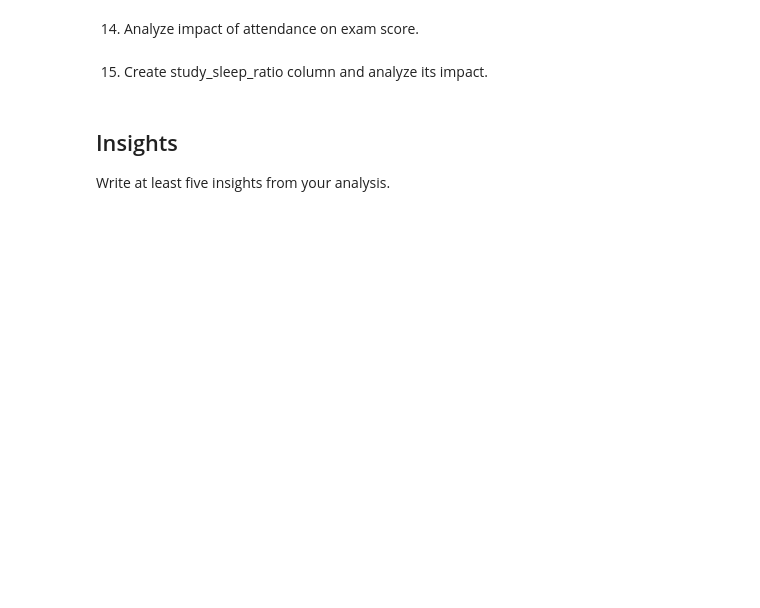
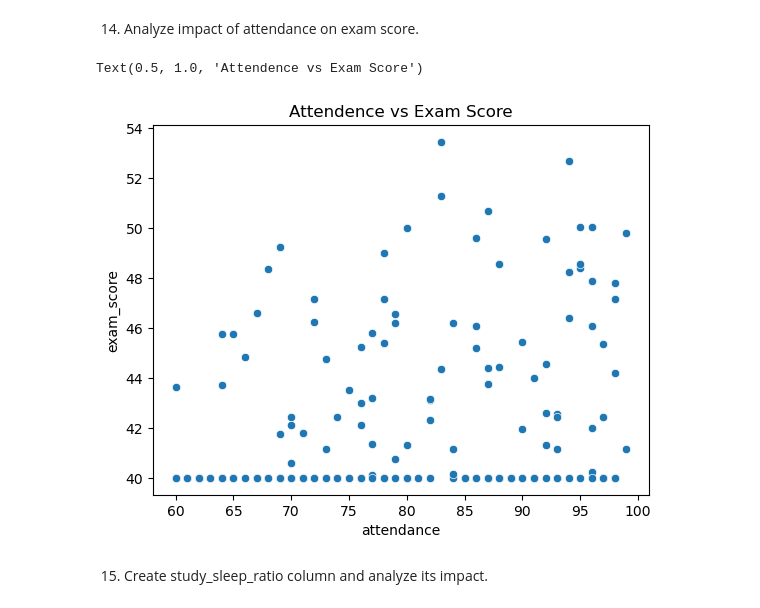
Before and after one commit to banerjee003/Data-Science-Projects, a Jupyter notebook: Student-Performance-Analysis/Student_Performance.ipynb, the cells around one changed output. Saved outputs shown, nothing was run; the diff lists cells and outputs as text; code cells hidden in the pictures; blank space fills up the shorter version.

```diff
--- a/Student-Performance-Analysis/Student_Performance.ipynb
+++ b/Student-Performance-Analysis/Student_Performance.ipynb
@@ -185,2 +187,10 @@ sns.boxplot(data=df, x='exam_score', y='gender')
+# %%
+# code here
+sns.scatterplot(data=df,x='attendance',y='exam_score')
+plt.title('Attendence vs Exam Score')
+# plt.show()
+# %% [output]
+Text(0.5, 1.0, 'Attendence vs Exam Score')
+[figure, added]
 # %% [markdown]
 15. Create study_sleep_ratio column and analyze its impact.
@@ -189,3 +196,0 @@ sns.boxplot(data=df, x='exam_score', y='gender')
-# %% [markdown]
-## Insights
-Write at least five insights from your analysis.
```
Also changed, not shown: parts of 7 cells of this notebook, 1 other file.
